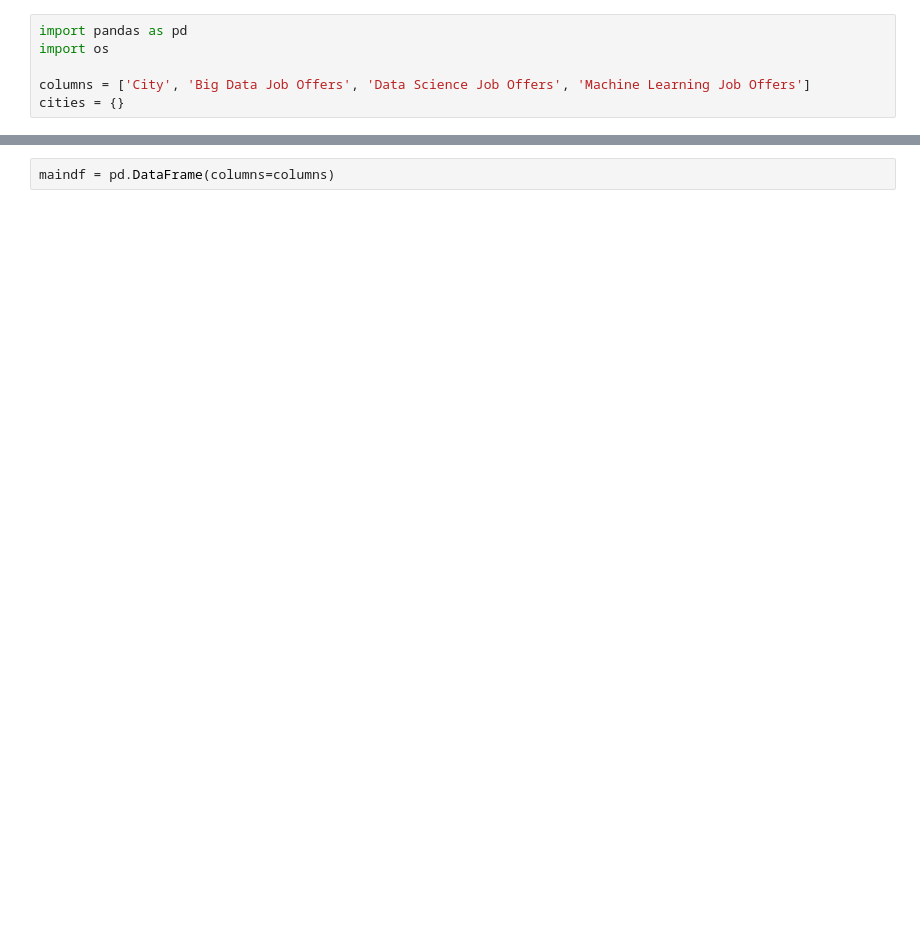
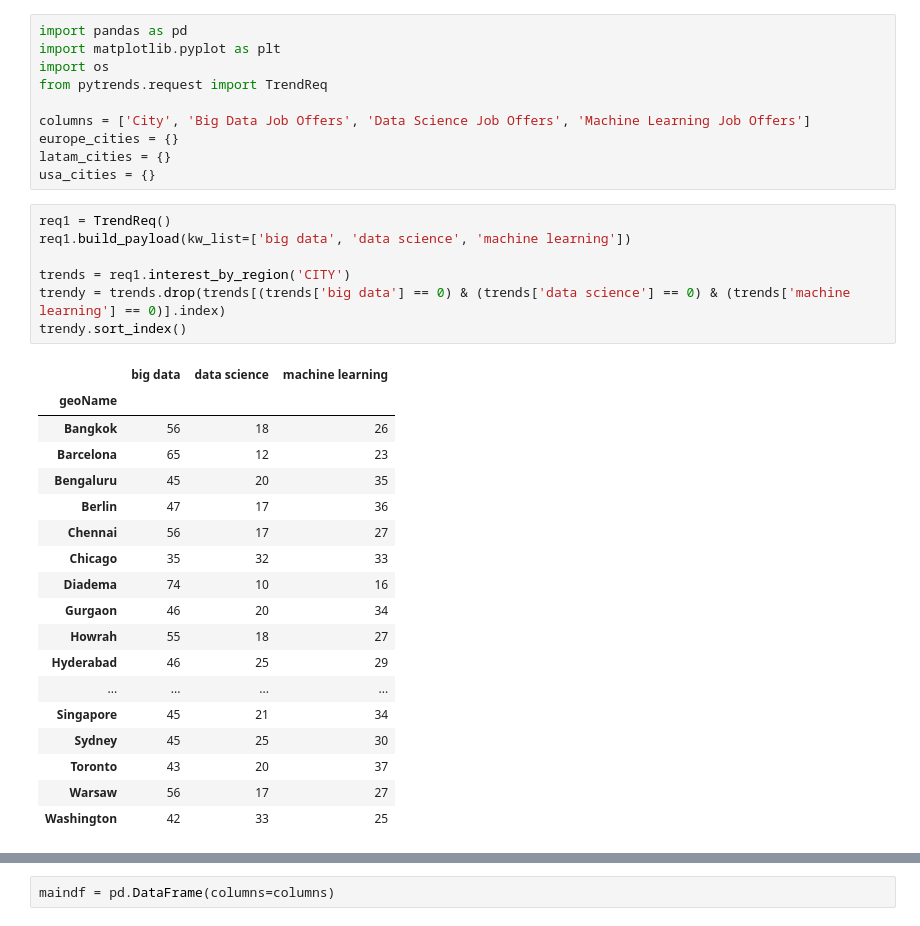
Before and after one commit to alexisriva/ProyectoAED, a Jupyter notebook: project.ipynb, the cells around one changed output, grey strips where cells are left out. Drawn from its saved outputs; the diff is of its cells as text; blank space fills up the shorter version.

```diff
--- a/project.ipynb
+++ b/project.ipynb
@@ -1,6 +1,36 @@
 # %%
 import pandas as pd
+import matplotlib.pyplot as plt
 import os
+from pytrends.request import TrendReq
 
 columns = ['City', 'Big Data Job Offers', 'Data Science Job Offers', 'Machine Learning Job Offers']
-cities = {}
+europe_cities = {}
+latam_cities = {}
+usa_cities = {}
+# %%
+req1 = TrendReq()
+req1.build_payload(kw_list=['big data', 'data science', 'machine learning'])
+
+trends = req1.interest_by_region('CITY')
+trendy = trends.drop(trends[(trends['big data'] == 0) & (trends['data science'] == 0) & (trends['machine learning'] == 0)].index)
+trendy.sort_index()
+# %% [output]
+|  | big data | data science | machine learning |
+| geoName |  |  |  |
+| Bangkok | 56 | 18 | 26 |
+| Barcelona | 65 | 12 | 23 |
+| Bengaluru | 45 | 20 | 35 |
+| Berlin | 47 | 17 | 36 |
+| Chennai | 56 | 17 | 27 |
+| Chicago | 35 | 32 | 33 |
+| Diadema | 74 | 10 | 16 |
+| Gurgaon | 46 | 20 | 34 |
+| Howrah | 55 | 18 | 27 |
+| Hyderabad | 46 | 25 | 29 |
+| ... | ... | ... | ... |
+| Singapore | 45 | 21 | 34 |
+| Sydney | 45 | 25 | 30 |
+| Toronto | 43 | 20 | 37 |
+| Warsaw | 56 | 17 | 27 |
+| Washington | 42 | 33 | 25 |
```
Also changed, not shown: parts of 19 cells of this notebook, 5 other files.
